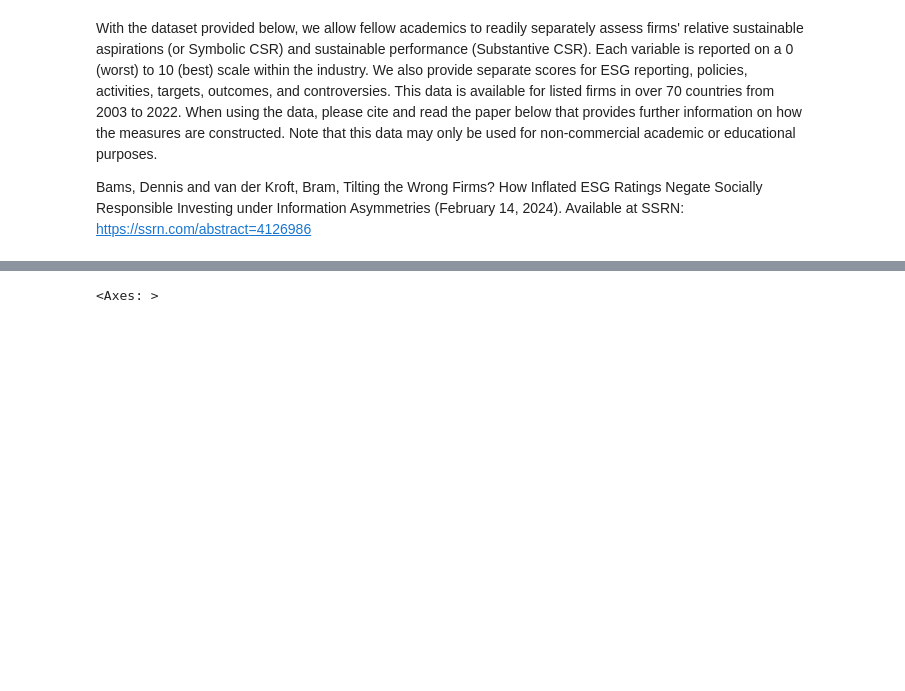
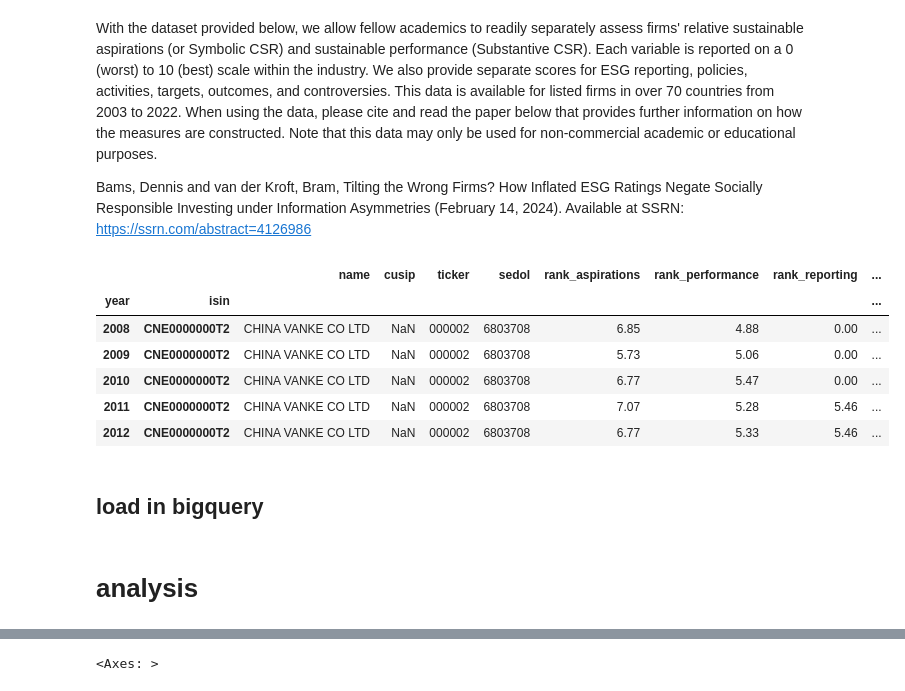
Before and after one commit to mirthbottle/trader_buddy, a Jupyter notebook: jupyter-notebooks/BAMS_KROFT_2024.ipynb, the cells around one changed output, grey strips where cells are left out. Cells and saved outputs as stored; diff of their text form; code cells hidden in the pictures; blank space fills up the shorter version.

```diff
--- a/jupyter-notebooks/BAMS_KROFT_2024.ipynb
+++ b/jupyter-notebooks/BAMS_KROFT_2024.ipynb
@@ -11,3 +14,15 @@ path = "../../datasets/Bams_Kroft_Tilting_The_Wrong_Firms_Aspirations_Performanc
 esg = pd.read_csv(f"{path}/ASPIRATIONS_PERFORMANCE_BAMS_KROFT_2024_05_22.csv")
 # %%
 esg.set_index(["year", "isin"], inplace=True)
+# %%
+esg.head()
+# %% [output]
+|  |  | name | cusip | ticker | sedol | rank_aspirations | rank_performance | rank_reporting | ... |
+| year | isin |  |  |  |  |  |  |  | ... |
+| 2008 | CNE0000000T2 | CHINA VANKE CO LTD | NaN | 000002 | 6803708 | 6.85 | 4.88 | 0.00 | ... |
+| 2009 | CNE0000000T2 | CHINA VANKE CO LTD | NaN | 000002 | 6803708 | 5.73 | 5.06 | 0.00 | ... |
+| 2010 | CNE0000000T2 | CHINA VANKE CO LTD | NaN | 000002 | 6803708 | 6.77 | 5.47 | 0.00 | ... |
+| 2011 | CNE0000000T2 | CHINA VANKE CO LTD | NaN | 000002 | 6803708 | 7.07 | 5.28 | 5.46 | ... |
+| 2012 | CNE0000000T2 | CHINA VANKE CO LTD | NaN | 000002 | 6803708 | 6.77 | 5.33 | 5.46 | ... |
+# %% [markdown]
+## load in bigquery
@@ -13,0 +37,2 @@ esg.set_index(["year", "isin"], inplace=True)
+# %% [markdown]
+# analysis
```
Also changed, not shown: parts of 5 cells of this notebook.
